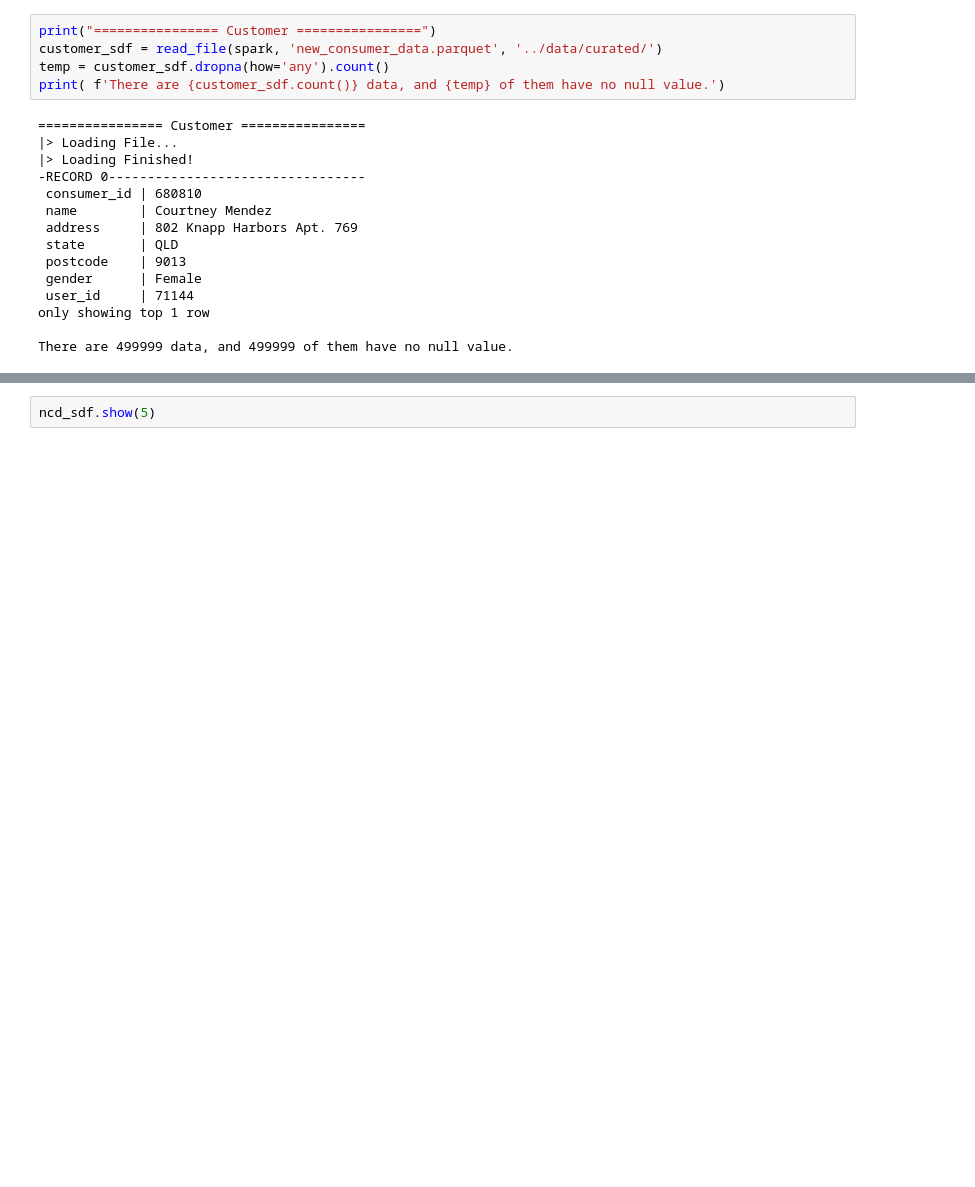
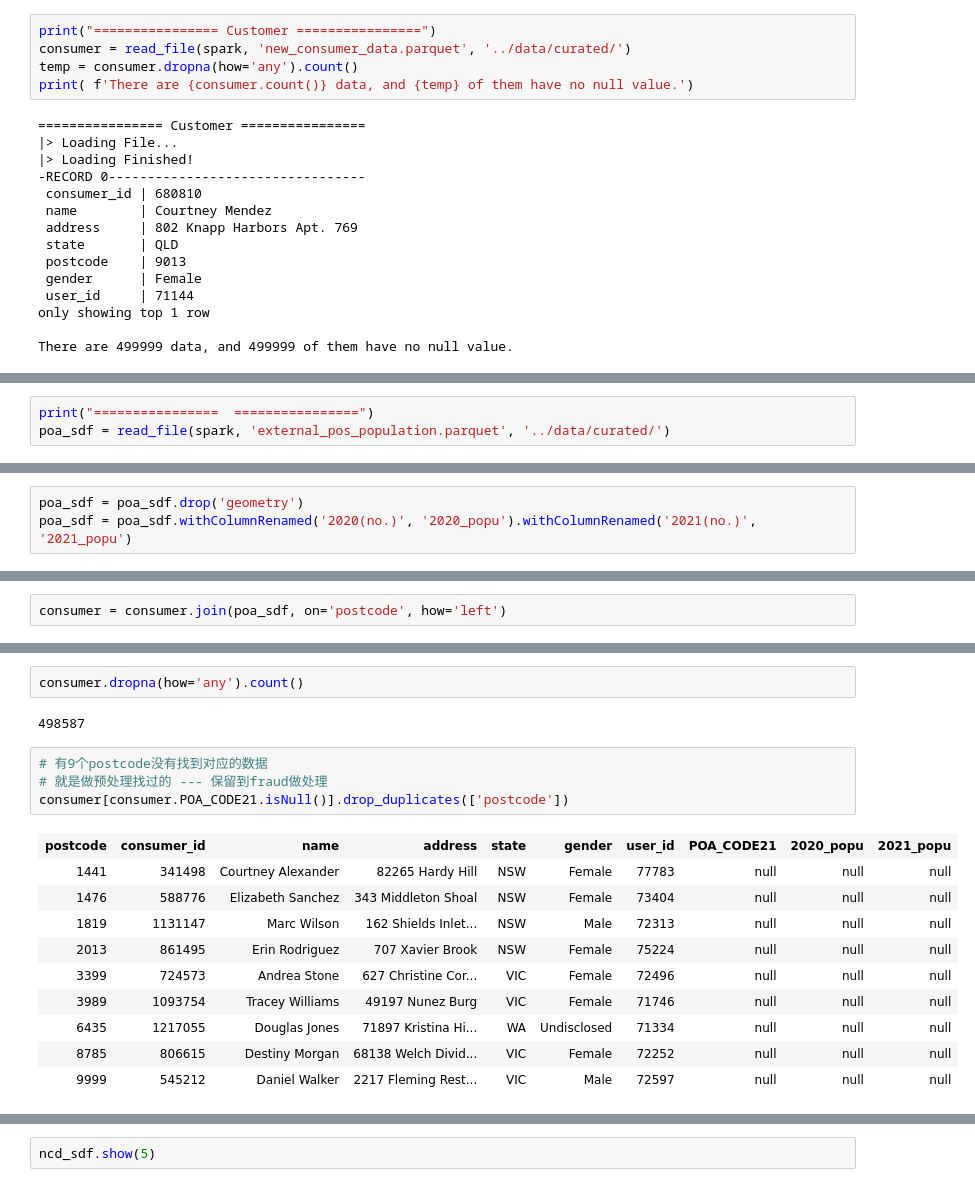
Before and after one commit to MAST30034-Applied-Data-Science/generic-buy-now-pay-later-project-group-24, a Jupyter notebook: notebooks/connect.ipynb, the cells around one changed output, grey strips where cells are left out. Saved outputs shown, nothing was run; the diff lists cells and outputs as text; blank space fills up the shorter version.

Commit message:
proportional population on POA and SA2

```diff
--- a/notebooks/connect.ipynb
+++ b/notebooks/connect.ipynb
@@ -93,8 +103,8 @@ only showing top 5 rows
 # %%
 print("================ Customer ================")
-customer_sdf = read_file(spark, 'new_consumer_data.parquet', '../data/curated/')
-temp = customer_sdf.dropna(how='any').count()
-print( f'There are {customer_sdf.count()} data, and {temp} of them have no null value.')
+consumer = read_file(spark, 'new_consumer_data.parquet', '../data/curated/')
+temp = consumer.dropna(how='any').count()
+print( f'There are {consumer.count()} data, and {temp} of them have no null value.')
 # %% [output]
 ================ Customer ================
 |> Loading File...
@@ -112,0 +125,3 @@ There are 499999 data, and 499999 of them have no null value.
+# %%
+print("================  ================")
+poa_sdf = read_file(spark, 'external_pos_population.parquet', '../data/curated/')
@@ -112,0 +139,3 @@ There are 499999 data, and 499999 of them have no null value.
+# %%
+poa_sdf = poa_sdf.drop('geometry')
+poa_sdf = poa_sdf.withColumnRenamed('2020(no.)', '2020_popu').withColumnRenamed('2021(no.)', '2021_popu')
@@ -112,0 +160,2 @@ There are 499999 data, and 499999 of them have no null value.
+# %%
+consumer = consumer.join(poa_sdf, on='postcode', how='left')
@@ -112,0 +182,19 @@ There are 499999 data, and 499999 of them have no null value.
+# %%
+consumer.dropna(how='any').count()
+# %% [output]
+498587
+# %%
+# 有9个postcode没有找到对应的数据
+# 就是做预处理找过的 --- 保留到fraud做处理
+consumer[consumer.POA_CODE21.isNull()].drop_duplicates(['postcode'])
+# %% [output]
+| postcode | consumer_id | name | address | state | gender | user_id | POA_CODE21 | 2020_popu | 2021_popu |
+| 1441 | 341498 | Courtney Alexander | 82265 Hardy Hill | NSW | Female | 77783 | null | null | null |
+| 1476 | 588776 | Elizabeth Sanchez | 343 Middleton Shoal | NSW | Female | 73404 | null | null | null |
+| 1819 | 1131147 | Marc Wilson | 162 Shields Inlet... | NSW | Male | 72313 | null | null | null |
+| 2013 | 861495 | Erin Rodriguez | 707 Xavier Brook | NSW | Female | 75224 | null | null | null |
+| 3399 | 724573 | Andrea Stone | 627 Christine Cor... | VIC | Female | 72496 | null | null | null |
+| 3989 | 1093754 | Tracey Williams | 49197 Nunez Burg | VIC | Female | 71746 | null | null | null |
+| 6435 | 1217055 | Douglas Jones | 71897 Kristina Hi... | WA | Undisclosed | 71334 | null | null | null |
+| 8785 | 806615 | Destiny Morgan | 68138 Welch Divid... | VIC | Female | 72252 | null | null | null |
+| 9999 | 545212 | Daniel Walker | 2217 Fleming Rest... | VIC | Male | 72597 | null | null | null |
```
Also changed, not shown: parts of 58 cells of this notebook, 8 other files.
